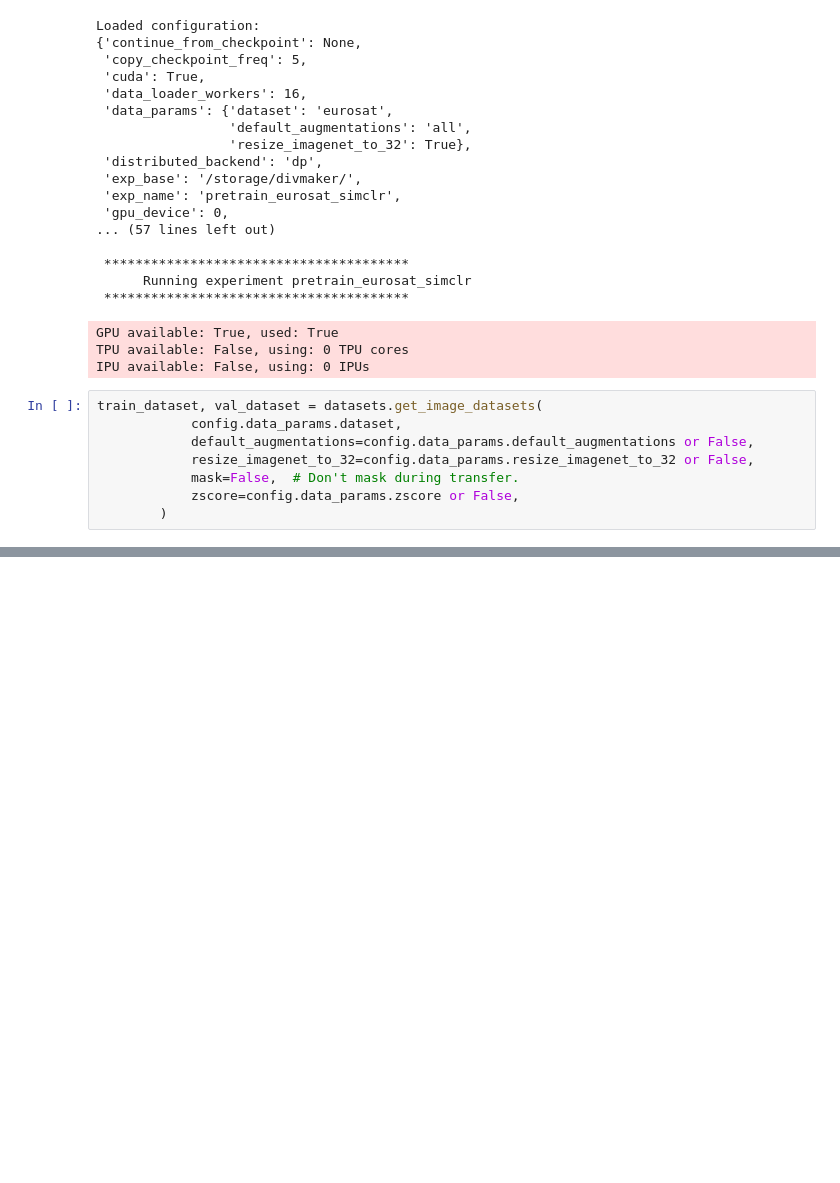
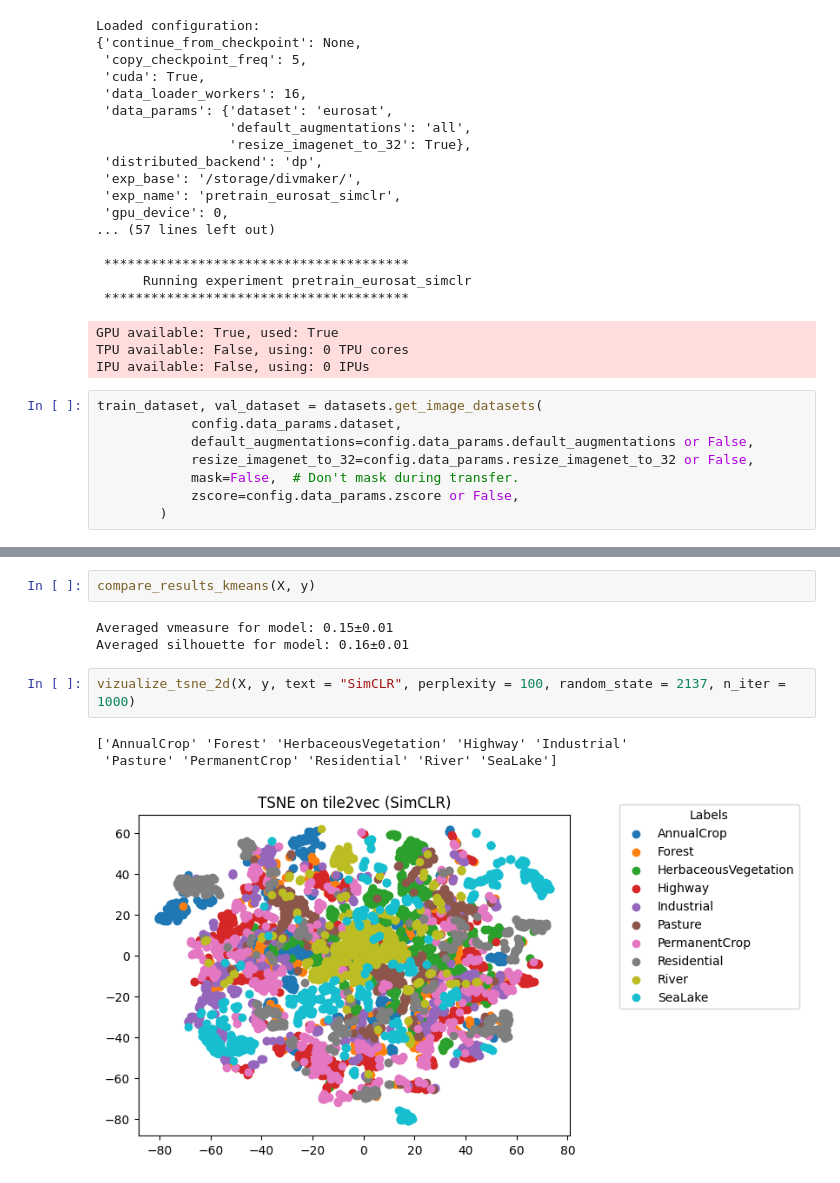
Before and after one commit to FilipLangiewicz/WB_projekt, a Jupyter notebook: code/divmaker/eval.ipynb, the cells around one changed output, grey strips where cells are left out. Saved outputs shown, nothing was run; the diff lists cells and outputs as text; blank space fills up the shorter version.

Commit message:
pretrained divmaker models, aded documentation and simple evaluation

```diff
--- a/code/divmaker/eval.ipynb
+++ b/code/divmaker/eval.ipynb
@@ -228,0 +327,11 @@ Averaged accuracy for model RandomForestClassifier: 86.49±0.61%
+# %%
+compare_results_kmeans(X, y)
+# %% [output]
+Averaged vmeasure for model: 0.15±0.01
+Averaged silhouette for model: 0.16±0.01
+# %%
+vizualize_tsne_2d(X, y, text = "SimCLR", perplexity = 100, random_state = 2137, n_iter = 1000)
+# %% [output]
+['AnnualCrop' 'Forest' 'HerbaceousVegetation' 'Highway' 'Industrial'
+ 'Pasture' 'PermanentCrop' 'Residential' 'River' 'SeaLake']
+[figure, added]
```
Also changed, not shown: parts of 20 cells of this notebook, 8 other files.
